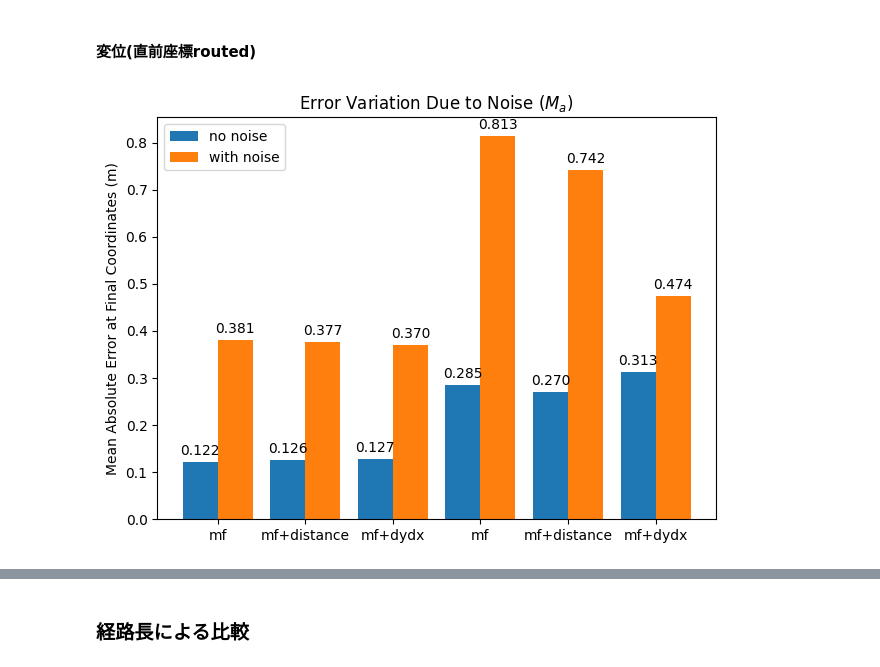
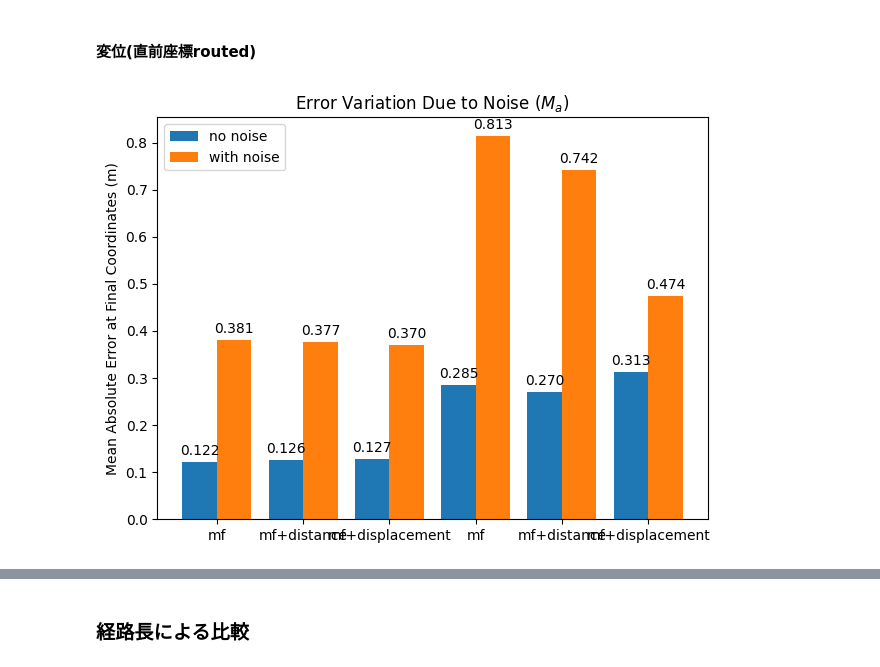
Before and after one commit to hal0309/lab-abci, a Jupyter notebook: _test/eval_m2_datashow.ipynb, the cells around one changed output, grey strips where cells are left out. Drawn from its saved outputs; the diff is of its cells as text; code cells hidden in the pictures.

```diff
--- a/_test/eval_m2_datashow.ipynb
+++ b/_test/eval_m2_datashow.ipynb
@@ -264,21 +264,21 @@ group_bar(
 # %% [markdown]
 #### 変位(直前座標routed)
 # %%
-labels = ['mf', 'mf+distance', 'mf+dydx', 'mf', 'mf+distance', 'mf+dydx']
+labels = ['mf', 'mf+distance', 'mf+displacement', 'mf', 'mf+distance', 'mf+displacement']
 category = ['no noise', 'with noise']
 cat1_files = ["3ax_zeros_index.pickle", "3ax_distance_index.pickle", "3ax_routed_index.pickle", "2ax_zeros_index.pickle", "2ax_distance_index.pickle", "2ax_routed_index.pickle"]
 cat1_value = [np.mean(all_data[f][:,-1]) for f in cat1_files]
 cat2_value = [np.mean(all_data[f"noise_{f}"][:,-1]) for f in cat1_files]
 
 group_bar(
     title="Error Variation Due to Noise ($M_{a}$)",
     ylabel="Mean Absolute Error at Final Coordinates (m)",
     labels=labels,
     category=category,
     cat_values=[cat1_value, cat2_value]
 )
 # %% [output]
-[figure, old version]
+[figure, new version]
 # %%
 labels = ['mf', 'mf+distance', 'mf+dydx', 'mf', 'mf+distance', 'mf+dydx']
 category = ['origin', 'noised']
```
Also changed, not shown: parts of 1 cell of this notebook.
